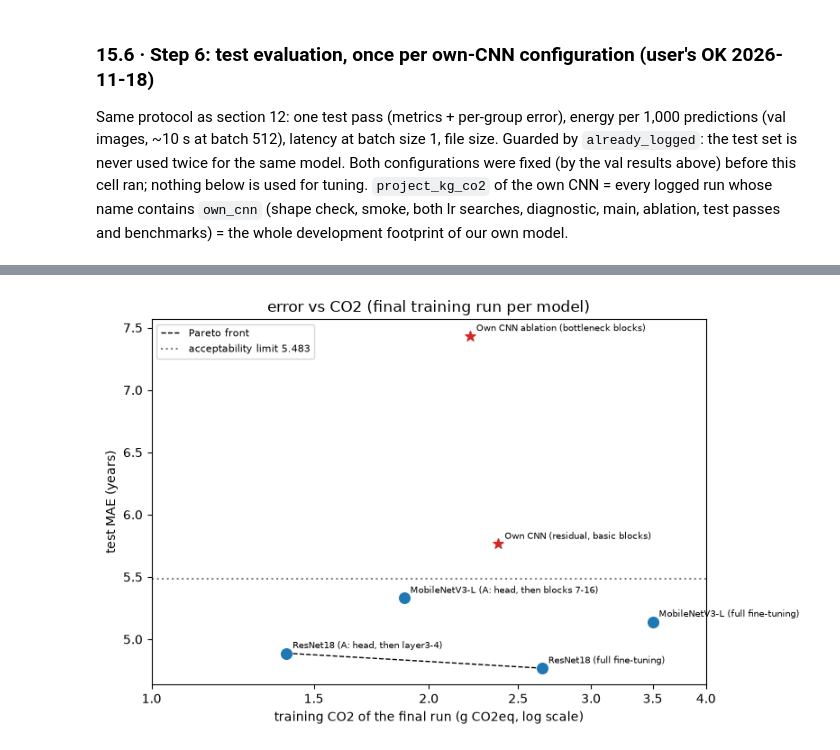
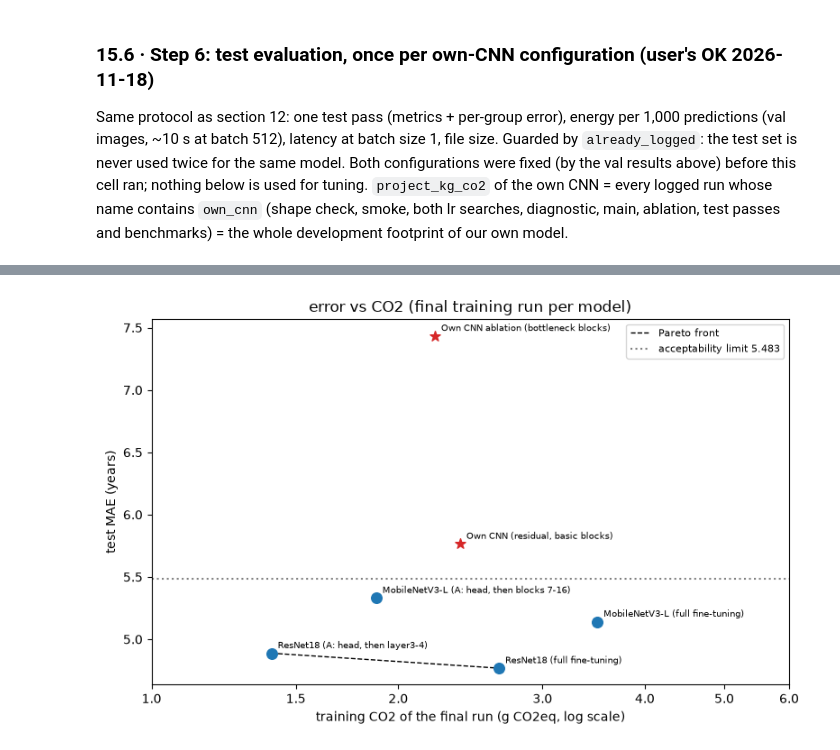
Before and after one commit to fouad1233/CSE655_Deep_Learning_Project, a Jupyter notebook: src/02_pipeline.ipynb, the cells around one changed output, grey strips where cells are left out. Drawn from its saved outputs; the diff is of its cells as text; code cells hidden in the pictures.

```diff
--- a/src/02_pipeline.ipynb
+++ b/src/02_pipeline.ipynb
@@ -339,6 +339,8 @@ def build_model(name: str, pretrained: bool = True) -> nn.Module:
         m = OwnCNN(block="basic")
     elif name == "own_cnn_bottleneck":            # ablation: the same network with bottleneck blocks
         m = OwnCNN(block="bottleneck")
+    elif name == "own_cnn_d2":                    # improvement (15.7): 2 basic blocks per stage
+        m = OwnCNN(block="basic", depths=(2, 2, 2, 2))
     else:
         raise ValueError(name)
     return m
@@ -572,6 +574,7 @@ TRAIN_PARTS = {   # module-name prefixes that are trainable in each phase
     # own CNN (section 15): trained from scratch, so only "full" (every layer) exists
     "own_cnn":            {"full": ["stem", "stage1", "stage2", "stage3", "stage4", "fc"]},
     "own_cnn_bottleneck": {"full": ["stem", "stage1", "stage2", "stage3", "stage4", "fc"]},
+    "own_cnn_d2":         {"full": ["stem", "stage1", "stage2", "stage3", "stage4", "fc"]},
 }
 
 def _in_parts(name: str, parts: list[str]) -> bool:
@@ -685,7 +688,7 @@ torch.backends.cudnn.benchmark = True
 
 def get_head(model, name):
     """Return the new 1-output Linear layer (the 'head') of the model."""
-    if name in ("resnet18", "own_cnn", "own_cnn_bottleneck"):
+    if name == "resnet18" or name.startswith("own_cnn"):
         return model.fc                # ResNet18 and our own CNN: the last layer is the attribute `fc`
     # MobileNetV3: `classifier` is a Sequential (a list of layers):
     #   (0) Linear 960->1280, (1) Hardswish, (2) Dropout, (3) Linear 1280->1  <- position 3 = our head
@@ -2073,49 +2076,54 @@ def evaluate_own_on_test(run_name):
 for r in OWN_FINAL:
     evaluate_own_on_test(r)
 
-# development footprint of the own CNN = all runs with "own_cnn" in the name
-runs_log = pd.read_csv(RUNS_CSV)
-own_kg = runs_log[runs_log.run.str.contains("own_cnn")].kg_co2.sum()
-res = pd.read_csv(RESULTS_CSV)
-res.loc[res.run.astype(str).str.startswith("own_cnn"), "project_kg_co2"] = own_kg
-res.to_csv(RESULTS_CSV, index=False)
+def show_own_results():
+    """Results table, acceptability check and error-vs-CO2 plot (re-used in 15.8)."""
+    # development footprint of the own CNN = all runs with "own_cnn" in the name
+    runs_log = pd.read_csv(RUNS_CSV)
+    own_kg = runs_log[runs_log.run.str.contains("own_cnn")].kg_co2.sum()
+    res = pd.read_csv(RESULTS_CSV)
+    res.loc[res.run.astype(str).str.startswith("own_cnn"), "project_kg_co2"] = own_kg
+    res.to_csv(RESULTS_CSV, index=False)
 
-cols = ["model", "params", "mflops_per_img", "val_mae", "test_mae", "test_rmse", "test_r2",
-        "train_kwh", "train_kg_co2", "project_kg_co2", "ms_per_img", "wh_per_1000_pred", "size_mb"]
-with pd.option_context("display.width", 260, "display.max_columns", 20):
-    print(res[cols].to_string(index=False))
+    cols = ["model", "params", "mflops_per_img", "val_mae", "test_mae", "test_rmse", "test_r2",
+            "train_kwh", "train_kg_co2", "project_kg_co2", "ms_per_img", "wh_per_1000_pred", "size_mb"]
+    with pd.option_context("display.width", 260, "display.max_columns", 20):
+        print(res[cols].to_string(index=False))
 
-mae_best = res.loc[res.run.astype(str).isin(["resnet18_A_run02", "mobilenet_v3_large_A_run02",
-                                              "resnet18_full_run01", "mobilenet_v3_large_full_run01"]), "test_mae"].min()
-mae_mean = res.loc[res.model == "mean baseline", "test_mae"].item()
-limit = min(1.15 * mae_best, 0.6 * mae_mean)
-print(f"\nacceptable if test MAE <= 1.15 x {mae_best:.3f} = {1.15 * mae_best:.3f} and <= 0.6 x {mae_mean:.3f} = {0.6 * mae_mean:.3f}")
-for r, (name, label) in OWN_FINAL.items():
-    m = res.set_index("run").loc[r, "test_mae"]
-    print(f"  {label:40s} test MAE {m:.3f}  ->  {'ACCEPTABLE' if m <= limit else f'not acceptable (+{m - limit:.3f} years over the limit)'}")
+    mae_best = res.loc[res.run.astype(str).isin(["resnet18_A_run02", "mobilenet_v3_large_A_run02",
+                                                  "resnet18_full_run01", "mobilenet_v3_large_full_run01"]), "test_mae"].min()
+    mae_mean = res.loc[res.model == "mean baseline", "test_mae"].item()
+    limit = min(1.15 * mae_best, 0.6 * mae_mean)
+    print(f"\nacceptable if test MAE <= 1.15 x {mae_best:.3f} = {1.15 * mae_best:.3f} and <= 0.6 x {mae_mean:.3f} = {0.6 * mae_mean:.3f}")
+    for r, (name, label) in OWN_FINAL.items():
+        m = res.set_index("run").loc[r, "test_mae"]
+        print(f"  {label:40s} test MAE {m:.3f}  ->  {'ACCEPTABLE' if m <= limit else f'not acceptable (+{m - limit:.3f} years over the limit)'}")
 
-# error vs CO2 (log x) for every trained model, Pareto front over all points
-pts = res.dropna(subset=["train_kg_co2"]).query("train_kg_co2 > 0").copy()
-pts["g"] = 1000 * pts.train_kg_co2
-pts = pts.sort_values("g")
-front, best_so_far = [], np.inf
-for _, row in pts.iterrows():                   # cheapest first: a point is on the front if it beats every cheaper point
-    if row.test_mae < best_so_far:
-        front.append(row); best_so_far = row.test_mae
-front = pd.DataFrame(front)
-fig, ax = plt.subplots(figsize=(8, 5))
-for _, row in pts.iterrows():
-    own = str(row.run).startswith("own_cnn")
-    ax.scatter(row.g, row.test_mae, s=70, marker="*" if own else "o", color="tab:red" if own else "tab:blue", zorder=3)
-    ax.annotate(row.model, (row.g, row.test_mae), fontsize=7, xytext=(5, 4), textcoords="offset points")
-ax.plot(front.g, front.test_mae, "k--", lw=1, label="Pareto front")
-ax.axhline(limit, color="grey", ls=":", label=f"acceptability limit {limit:.3f}")
-ax.set_xscale("log")
-ax.set_xticks([1, 1.5, 2, 2.5, 3, 3.5, 4]); ax.xaxis.set_major_formatter(plt.ScalarFormatter())   # plain numbers, not 2x10^0
-ax.xaxis.set_minor_formatter(plt.NullFormatter())
-ax.set_xlabel("training CO2 of the final run (g CO2eq, log scale)"); ax.set_ylabel("test MAE (years)")
-ax.set_title("error vs CO2 (final training run per model)"); ax.legend(fontsize=8)
-plt.tight_layout(); fig.savefig(FIG_DIR / "error_vs_co2_with_own_cnn.png", dpi=110); plt.show()
+    # error vs CO2 (log x) for every trained model, Pareto front over all points
+    pts = res.dropna(subset=["train_kg_co2"]).query("train_kg_co2 > 0").copy()
+    pts["g"] = 1000 * pts.train_kg_co2
+    pts = pts.sort_values("g")
+    front, best_so_far = [], np.inf
+    for _, row in pts.iterrows():                   # cheapest first: a point is on the front if it beats every cheaper point
+        if row.test_mae < best_so_far:
+            front.append(row); best_so_far = row.test_mae
+    front = pd.DataFrame(front)
+    fig, ax = plt.subplots(figsize=(8, 5))
+    for _, row in pts.iterrows():
+        own = str(row.run).startswith("own_cnn")
+        ax.scatter(row.g, row.test_mae, s=70, marker="*" if own else "o", color="tab:red" if own else "tab:blue", zorder=3)
+        ax.annotate(row.model, (row.g, row.test_mae), fontsize=7, xytext=(5, 4), textcoords="offset points")
+    ax.plot(front.g, front.test_mae, "k--", lw=1, label="Pareto front")
+    ax.axhline(limit, color="grey", ls=":", label=f"acceptability limit {limit:.3f}")
+    ax.set_xscale("log")
+    ax.set_xticks([1, 1.5, 2, 3, 4, 5, 6]); ax.xaxis.set_major_formatter(plt.ScalarFormatter())   # plain numbers, not 2x10^0
+    ax.xaxis.set_minor_formatter(plt.NullFormatter())
+    ax.set_xlabel("training CO2 of the final run (g CO2eq, log scale)"); ax.set_ylabel("test MAE (years)")
+    ax.set_title("error vs CO2 (final training run per model)"); ax.legend(fontsize=8)
+    plt.tight_layout(); fig.savefig(FIG_DIR / "error_vs_co2_with_own_cnn.png", dpi=110); plt.show()
+
+
+show_own_results()
 # %% [output]
 eval_test_own_cnn_run01 already done - showing stored result
 eval_test_own_cnn_bottleneck_run01 already done - showing stored result
@@ -2131,5 +2139,5 @@ MobileNetV3-L (A: head, then blocks 7-16)  4203313           374.5    5.242
 
 acceptable if test MAE <= 1.15 x 4.768 = 5.483 and <= 0.6 x 15.400 = 9.240
   Own CNN (residual, basic blocks)         test MAE 5.765  ->  not acceptable (+0.282 years over the limit)
   Own CNN ablation (bottleneck blocks)     test MAE 7.434  ->  not acceptable (+1.951 years over the limit)
-[figure, old version]
+[figure, new version]
```
Also changed, not shown: parts of 5 cells of this notebook, 12 other files.
